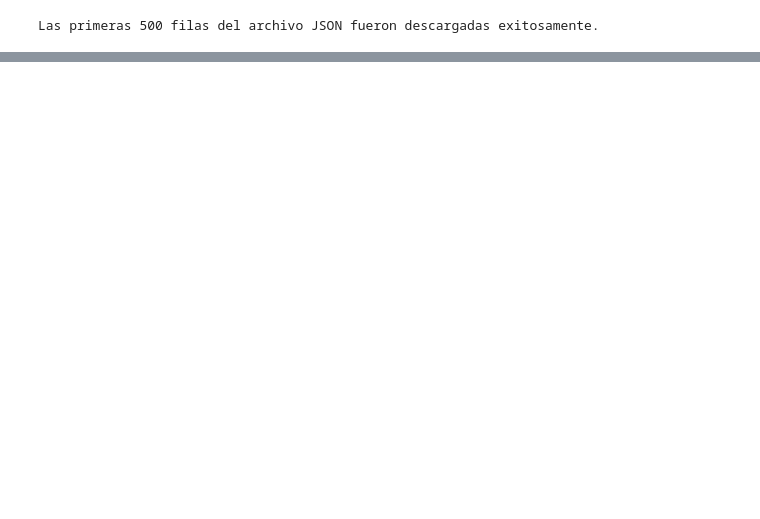
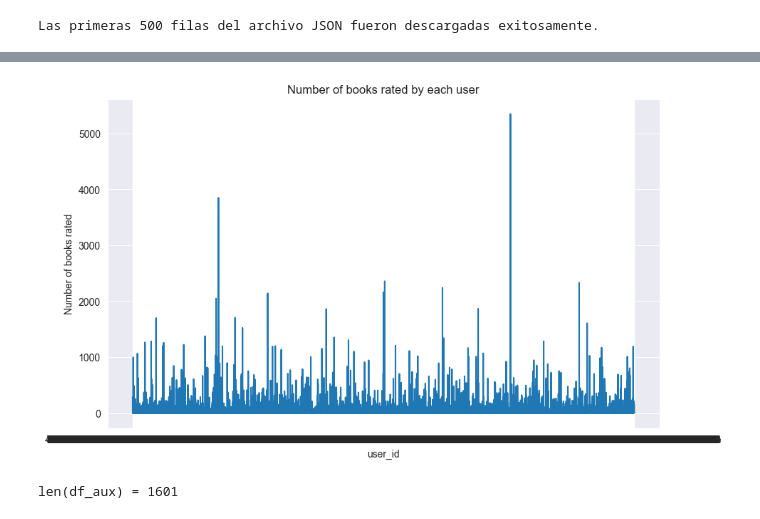
Before and after one commit to oliviapuig/SBC_practica, a Jupyter notebook: eoo/scrapping.ipynb, the cells around one changed output, grey strips where cells are left out. Saved outputs shown, nothing was run; the diff lists cells and outputs as text; code cells hidden in the pictures; blank space fills up the shorter version.

```diff
--- a/eoo/scrapping.ipynb
+++ b/eoo/scrapping.ipynb
@@ -88,0 +70,20 @@ Las primeras 500 filas del archivo JSON fueron descargadas exitosamente.
+# %%
+# Plot how many books each user has rated
+# x: each user
+# y: number of books rated
+plt.figure(figsize=(10, 6))
+plt.xlabel('user_id')
+plt.ylabel('Number of books rated')
+plt.title('Number of books rated by each user')
+plt.plot(df_aux['user_id'], df_aux['books'].apply(lambda x: len(x)))
+plt.show()
+# %% [output]
+[figure, added]
+# %%
+# Remove users that have rated less than 10 books and more than 50
+df_aux = df_aux[df_aux['books'].apply(lambda x: len(x) >= 10 and len(x) <= 20)]
+df_aux = df_aux.reset_index(drop=True)
+# Print len of df_aux
+print(f'len(df_aux) = {len(df_aux)}')
+# %% [output]
+len(df_aux) = 1601
```
Also changed, not shown: parts of 9 cells of this notebook, 7 other files.
